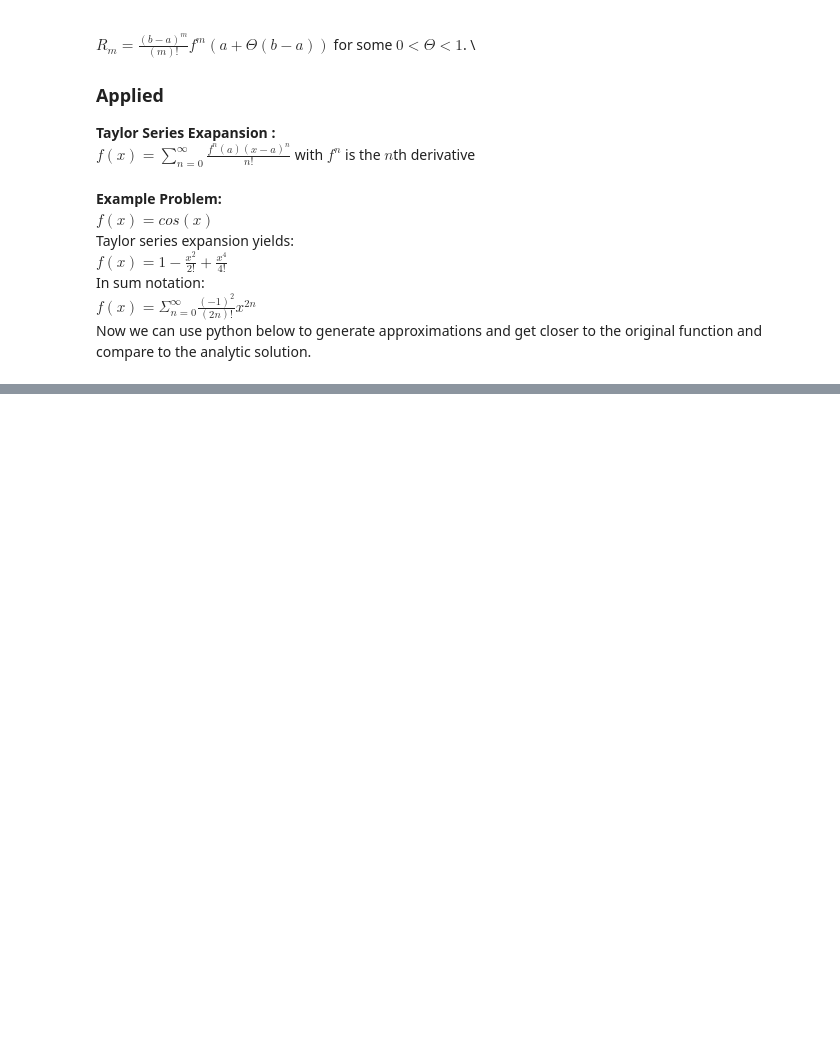
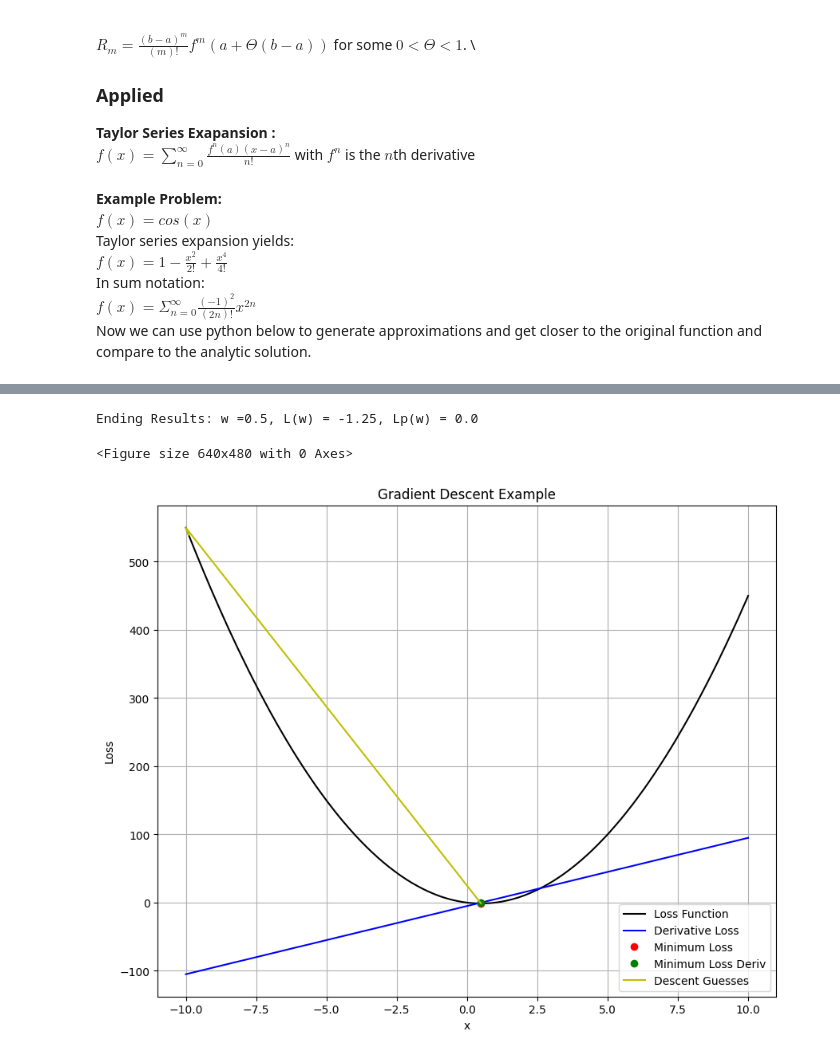
Before and after one commit to ColeTKrause/MAT421, a Jupyter notebook: ModuleE.ipynb, the cells around one changed output, grey strips where cells are left out. Drawn from its saved outputs; the diff is of its cells as text; code cells hidden in the pictures; blank space fills up the shorter version.

```diff
--- a/ModuleE.ipynb
+++ b/ModuleE.ipynb
@@ -94,0 +160,56 @@ plt.show()
+# %%
+# necessary imports
+import numpy as np
+import matplotlib.pyplot as plt
+
+# clear before any plotting
+plt.clf()
+
+# Gradient Descent function - steepest descent
+def gradient_descent(start_guess, start_guess_prev):
+  w = start_guess
+  w_prev = start_guess_prev
+  w_list = [start_guess_prev, start_guess]
+  stepSize = 0.1
+  stop_accuracy = 0.005
+  L = lambda w: 5*(w**2) - 5*w
+  Lp = lambda w: 10*w - 5
+
+  while abs(w-w_prev) > stop_accuracy:
+    w_list.append(w)
+    w_prev = w
+    w = w_prev - stepSize*Lp(w_prev)
+
+  return w, w_prev, w_list
+
+weight, weight_prev, weights_list = gradient_descent(-10,-9.9)
+L = lambda w: 5*(w**2) - 5*w
+Lp = lambda w: 10*w - 5
+
+# Demonstrate how Gradient Descent slowly adjust next guess based on past
+# information
+loss_improvement = list()
+for weight in weights_list:
+  loss_improvement.append(L(weight))
+
+print('Ending Results: w =' + str(weight) + ', L(w) = ' +  str(L(weight)) + ', Lp(w) = ' + str(Lp(weight)))
+
+# display x values
+x = np.linspace(-10, 10, 200)
+
+plt.figure(figsize=(10,8))
+plt.plot(x, L(x), 'k', label = 'Loss Function')
+plt.plot(x, Lp(x), 'b', label = 'Derivative Loss')
+plt.plot(weight, L(weight), 'ro', label = 'Minimum Loss')
+plt.plot(weight, Lp(weight), 'go', label = 'Minimum Loss Deriv')
+plt.plot(weights_list, loss_improvement, 'y', label = 'Descent Guesses')
+plt.grid()
+plt.title('Gradient Descent Example')
+plt.xlabel('x')
+plt.ylabel('Loss')
+plt.legend()
+plt.show()
+# %% [output]
+Ending Results: w =0.5, L(w) = -1.25, Lp(w) = 0.0
+<Figure size 640x480 with 0 Axes>
+[figure, added]
```
Also changed, not shown: parts of 7 cells of this notebook.
